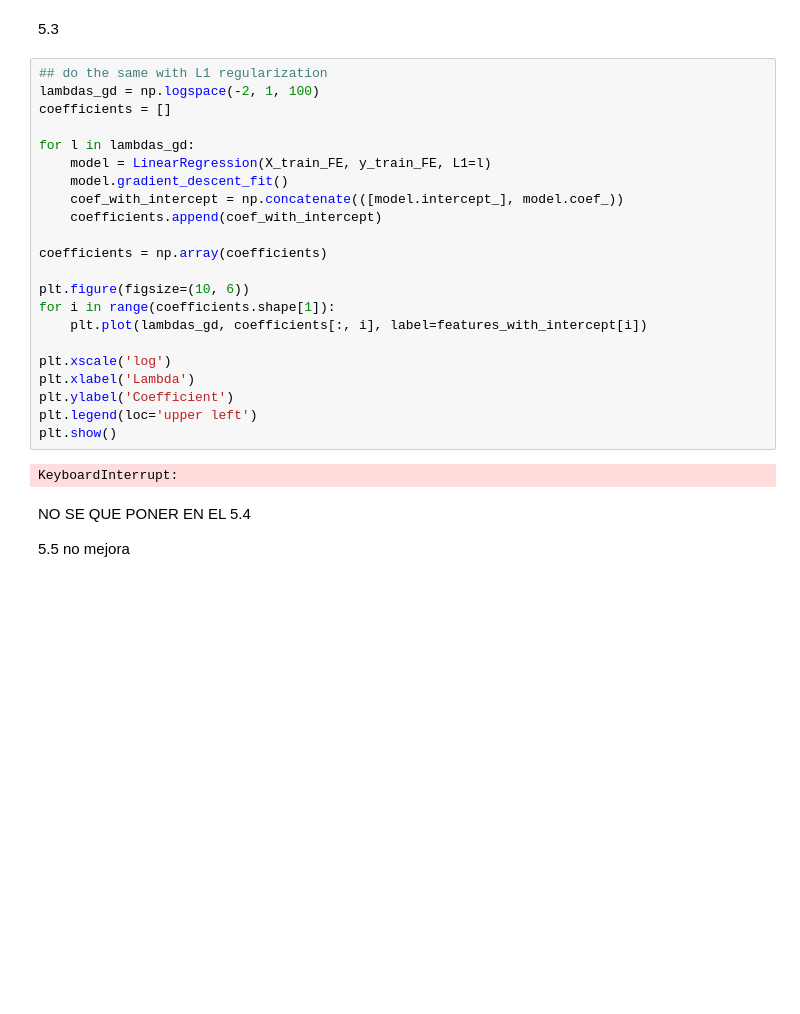
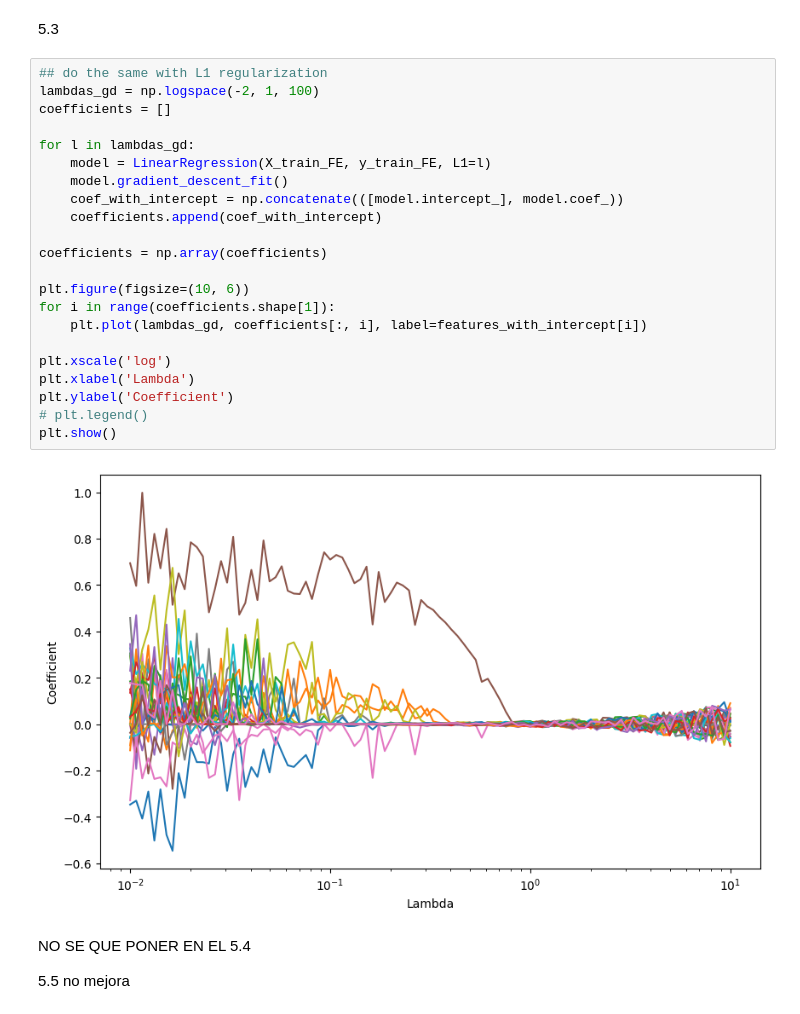
Before and after one commit to ilunomb/ML, a Jupyter notebook: TP1/Nomberg_Ilan_TP1/notebooks/Entrega_TP1.ipynb, the cells around one changed output. Cells and saved outputs as stored; diff of their text form; blank space fills up the shorter version.

```diff
--- a/TP1/Nomberg_Ilan_TP1/notebooks/Entrega_TP1.ipynb
+++ b/TP1/Nomberg_Ilan_TP1/notebooks/Entrega_TP1.ipynb
@@ -418,27 +431,27 @@ plt.show()
 # %%
 ## do the same with L1 regularization
 lambdas_gd = np.logspace(-2, 1, 100)
 coefficients = []
 
 for l in lambdas_gd:
     model = LinearRegression(X_train_FE, y_train_FE, L1=l)
     model.gradient_descent_fit()
     coef_with_intercept = np.concatenate(([model.intercept_], model.coef_))
     coefficients.append(coef_with_intercept)
 
 coefficients = np.array(coefficients)
 
 plt.figure(figsize=(10, 6))
 for i in range(coefficients.shape[1]):
     plt.plot(lambdas_gd, coefficients[:, i], label=features_with_intercept[i])
 
 plt.xscale('log')
 plt.xlabel('Lambda')
 plt.ylabel('Coefficient')
-plt.legend(loc='upper left')
+# plt.legend()
 plt.show()
 # %% [output]
-KeyboardInterrupt:
+[figure, added]
 # %% [markdown]
 NO SE QUE PONER EN EL 5.4
 
```
Also changed, not shown: parts of 7 cells of this notebook, 2 other files.
